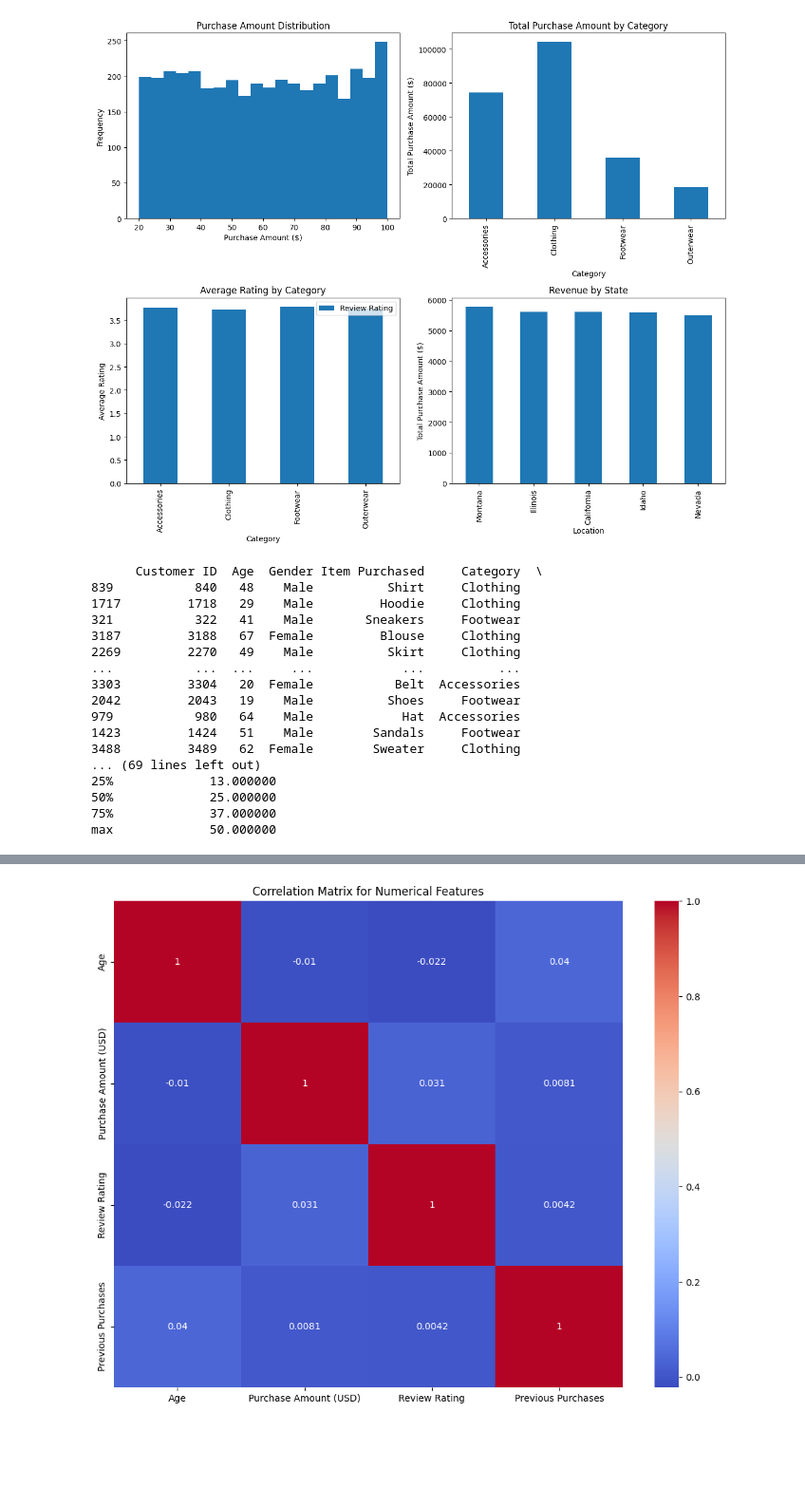
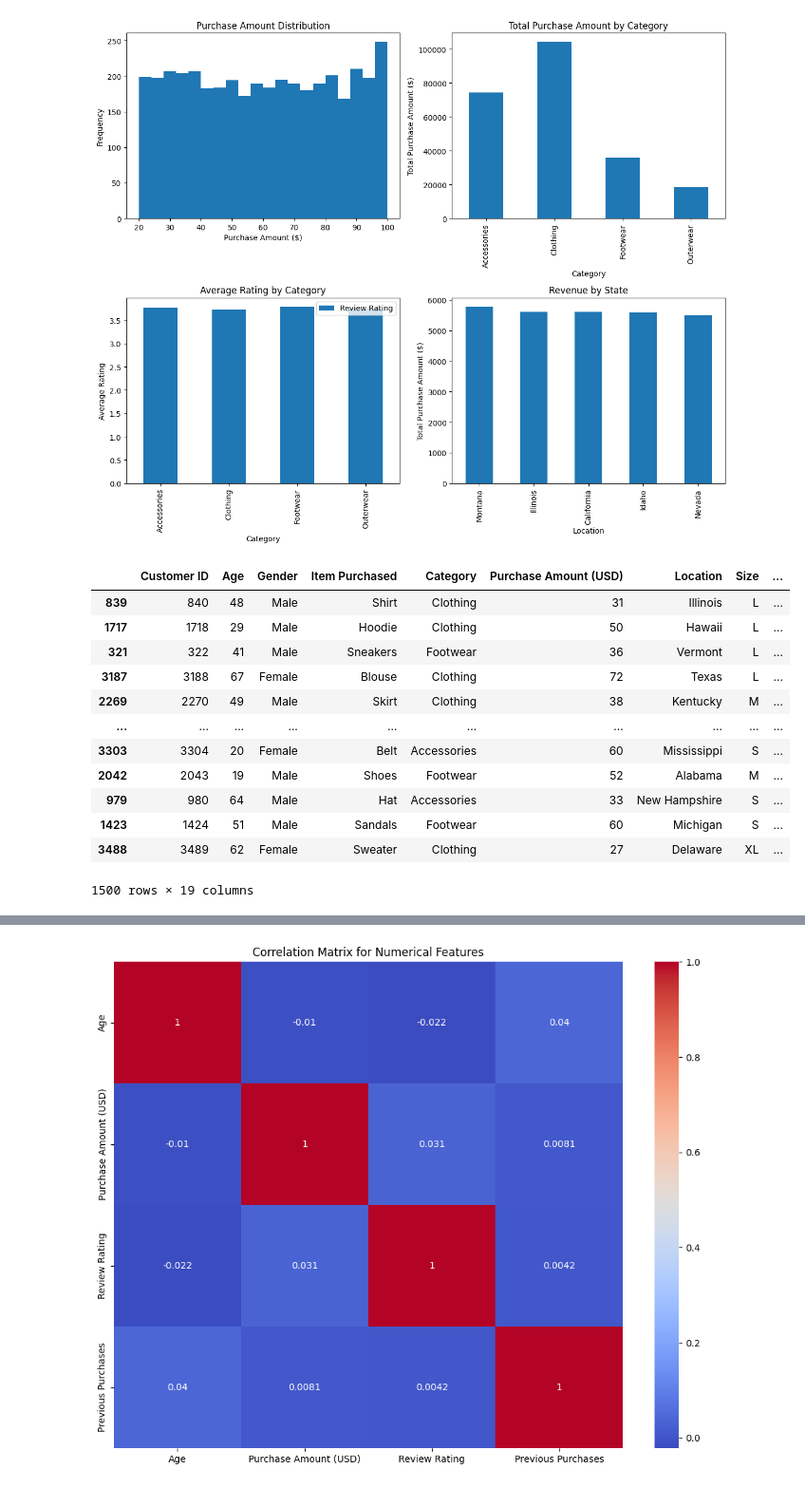
Before and after one commit to Samarth-Pawan/Data-Mining_Customer-Shopping-Trends, a Jupyter notebook: Data_Mining/data_preproc.ipynb, the cells around one changed output, grey strips where cells are left out. Shown: that part at 95% size. Saved outputs shown, nothing was run; the diff lists cells and outputs as text; code cells hidden in the pictures; blank space fills up the shorter version.

```diff
--- a/Data_Mining/data_preproc.ipynb
+++ b/Data_Mining/data_preproc.ipynb
@@ -230,34 +230,28 @@ plt.show()
 # %%
 #First we will be doing statrified sampling
 from sklearn.model_selection import StratifiedShuffleSplit
 
 stratify_col = 'Gender'
 required_samples = 1500
 
 splitter = StratifiedShuffleSplit(n_splits=1, test_size=required_samples, random_state=42)
 
 for train_index, sample_index in splitter.split(df, df[stratify_col]):
     sample = df.loc[sample_index]
 
-sample = df.sample(n=required_samples, random_state=42)
-print(sample)
-
-print(sample.describe())
+strat_sample = df.sample(n=required_samples, random_state=42)
+strat_sample
 # %% [output]
+|  | Customer ID | Age | Gender | Item Purchased | Category | Purchase Amount (USD) | Location | Size | ... |
+| 839 | 840 | 48 | Male | Shirt | Clothing | 31 | Illinois | L | ... |
+| 1717 | 1718 | 29 | Male | Hoodie | Clothing | 50 | Hawaii | L | ... |
+| 321 | 322 | 41 | Male | Sneakers | Footwear | 36 | Vermont | L | ... |
+| 3187 | 3188 | 67 | Female | Blouse | Clothing | 72 | Texas | L | ... |
+| 2269 | 2270 | 49 | Male | Skirt | Clothing | 38 | Kentucky | M | ... |
+| ... | ... | ... | ... | ... | ... | ... | ... | ... | ... |
+| 3303 | 3304 | 20 | Female | Belt | Accessories | 60 | Mississippi | S | ... |
+| 2042 | 2043 | 19 | Male | Shoes | Footwear | 52 | Alabama | M | ... |
+| 979 | 980 | 64 | Male | Hat | Accessories | 33 | New Hampshire | S | ... |
+| 1423 | 1424 | 51 | Male | Sandals | Footwear | 60 | Michigan | S | ... |
+| 3488 | 3489 | 62 | Female | Sweater | Clothing | 27 | Delaware | XL | ... |
-      Customer ID  Age  Gender Item Purchased     Category  \
-839           840   48    Male          Shirt     Clothing
-1717         1718   29    Male         Hoodie     Clothing
-321           322   41    Male       Sneakers     Footwear
-3187         3188   67  Female         Blouse     Clothing
-2269         2270   49    Male          Skirt     Clothing
-...           ...  ...     ...            ...          ...
-3303         3304   20  Female           Belt  Accessories
-2042         2043   19    Male          Shoes     Footwear
-979           980   64    Male            Hat  Accessories
-1423         1424   51    Male        Sandals     Footwear
-3488         3489   62  Female        Sweater     Clothing
-... (69 lines left out)
-25%             13.000000
-50%             25.000000
-75%             37.000000
-max             50.000000
+1500 rows × 19 columns
```
Also changed, not shown: parts of 6 cells of this notebook.
